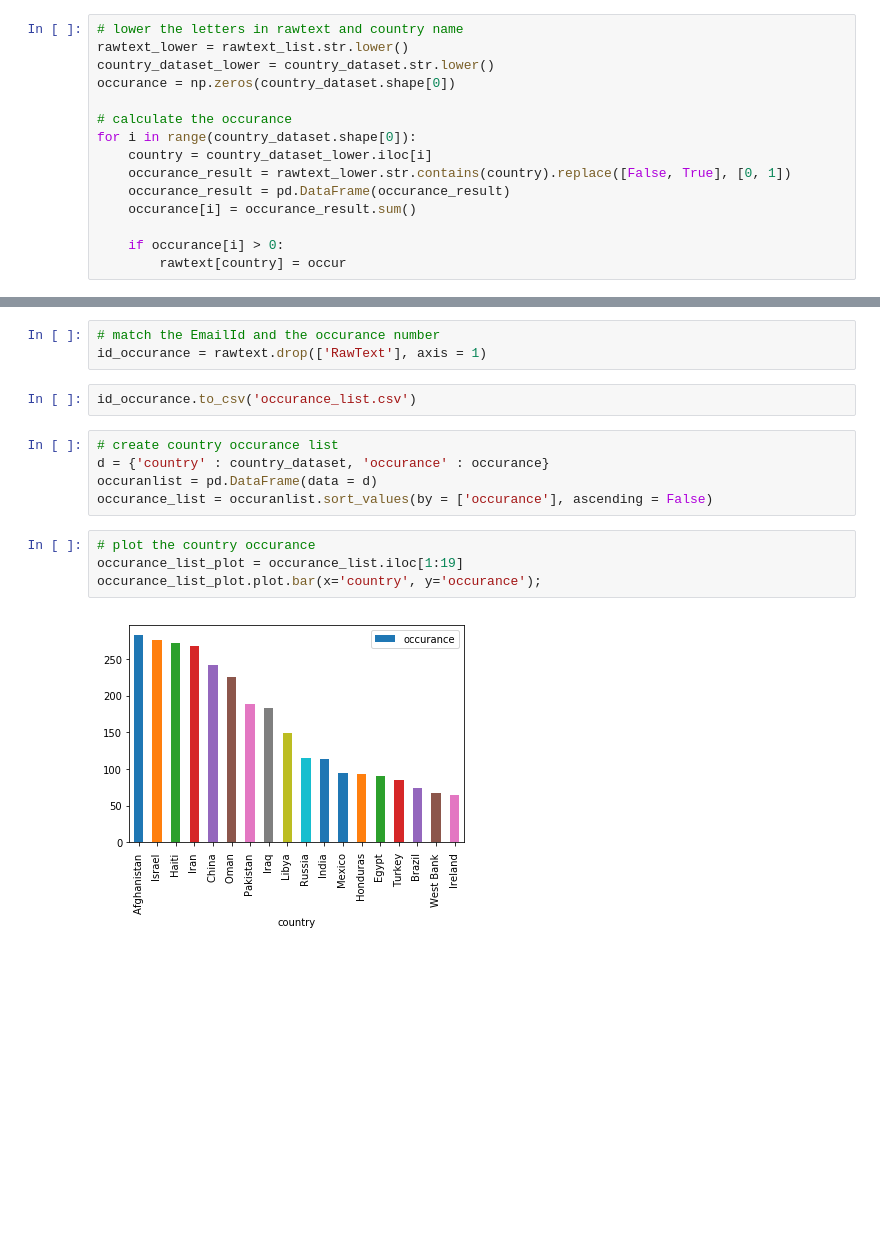
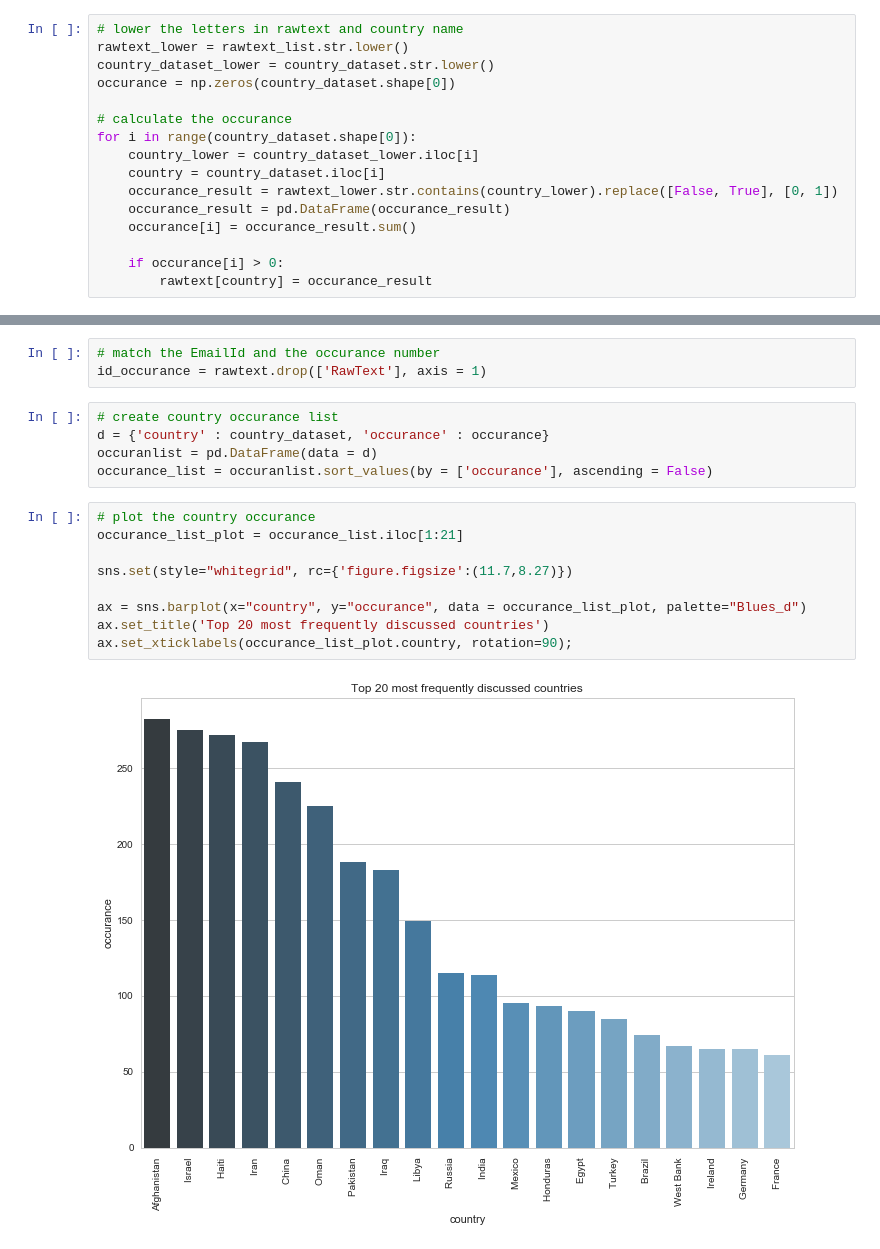
Before and after one commit to yusiZou/zalda, a Jupyter notebook: Occurance list.ipynb, the cells around one changed output, grey strips where cells are left out. Saved outputs shown, nothing was run; the diff lists cells and outputs as text; blank space fills up the shorter version.

Commit message:
occurance list

```diff
--- a/Occurance list.ipynb
+++ b/Occurance list.ipynb
@@ -70,10 +71,11 @@ occurance = np.zeros(country_dataset.shape[0])
 
 # calculate the occurance
 for i in range(country_dataset.shape[0]):
-    country = country_dataset_lower.iloc[i]
-    occurance_result = rawtext_lower.str.contains(country).replace([False, True], [0, 1])
+    country_lower = country_dataset_lower.iloc[i]
+    country = country_dataset.iloc[i]
+    occurance_result = rawtext_lower.str.contains(country_lower).replace([False, True], [0, 1])
     occurance_result = pd.DataFrame(occurance_result)
     occurance[i] = occurance_result.sum()
 
     if occurance[i] > 0:
-        rawtext[country] = occur
+        rawtext[country] = occurance_result
@@ -80,16 +88,19 @@ for i in range(country_dataset.shape[0]):
 # %%
 # match the EmailId and the occurance number
 id_occurance = rawtext.drop(['RawText'], axis = 1)
-# %%
-id_occurance.to_csv('occurance_list.csv')
 # %%
 # create country occurance list
 d = {'country' : country_dataset, 'occurance' : occurance}
 occuranlist = pd.DataFrame(data = d)
 occurance_list = occuranlist.sort_values(by = ['occurance'], ascending = False)
-# %%
-# plot the country occurance
-occurance_list_plot = occurance_list.iloc[1:19]
-occurance_list_plot.plot.bar(x='country', y='occurance');
-# %% [output]
-[figure, removed]
+# %%
+# plot the country occurance
+occurance_list_plot = occurance_list.iloc[1:21]
+
+sns.set(style="whitegrid", rc={'figure.figsize':(11.7,8.27)})
+
+ax = sns.barplot(x="country", y="occurance", data = occurance_list_plot, palette="Blues_d")
+ax.set_title('Top 20 most frequently discussed countries')
+ax.set_xticklabels(occurance_list_plot.country, rotation=90);
+# %% [output]
+[figure, added]
```
Also changed, not shown: parts of 2 cells of this notebook.
